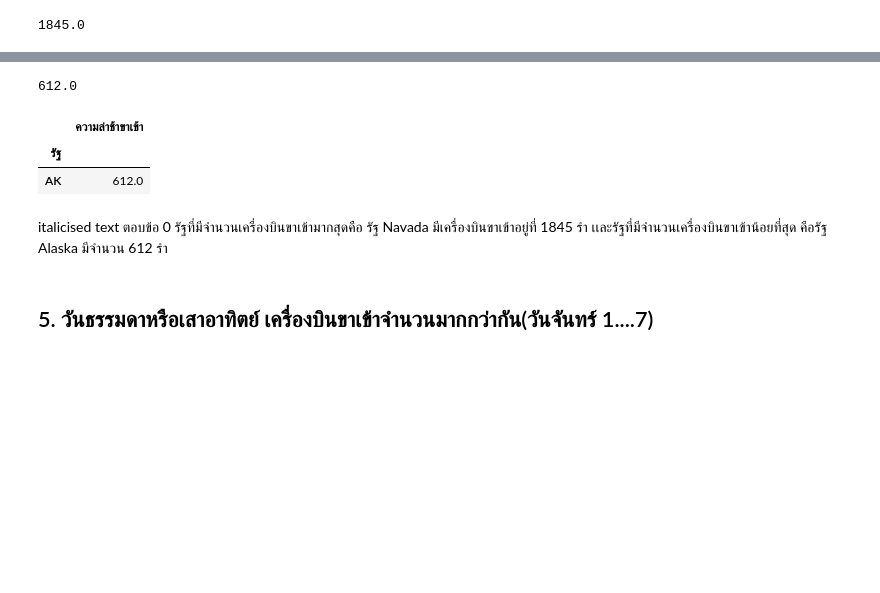
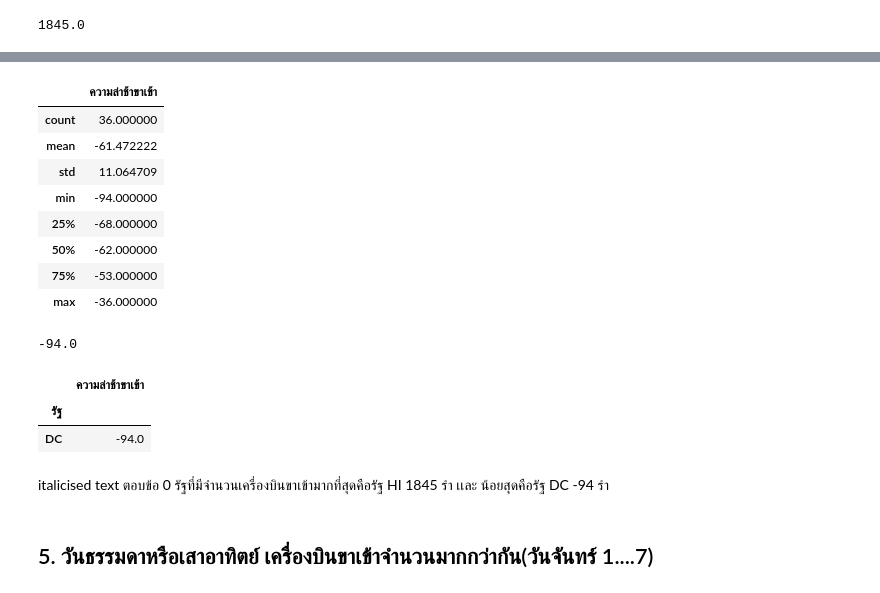
Before and after one commit to kittikhun62/DWDM21, a Jupyter notebook: MiniExam.ipynb, the cells around one changed output, grey strips where cells are left out. Saved outputs shown, nothing was run; the diff lists cells and outputs as text; code cells hidden in the pictures; blank space fills up the shorter version.

```diff
--- a/MiniExam.ipynb
+++ b/MiniExam.ipynb
@@ -188,15 +196,27 @@ total[total['ความล่าช้าขาเข้า'] == 1845]  # ด
+# %%
+total_min.describe()
+# %% [output]
+|  | ความล่าช้าขาเข้า |
+| count | 36.000000 |
+| mean | -61.472222 |
+| std | 11.064709 |
+| min | -94.000000 |
+| 25% | -68.000000 |
+| 50% | -62.000000 |
+| 75% | -53.000000 |
+| max | -36.000000 |
 # %%
-min(total['ความล่าช้าขาเข้า'])
+min(total_min['ความล่าช้าขาเข้า'])
 # %% [output]
-612.0
+-94.0
-# %%
-total[total['ความล่าช้าขาเข้า'] == 612.0] #ดั้งนั้นรัฐที่มีจำนวนเที่ยวบินขาเข้าน้อยที่สุดคือ รัฐ Alaska (Ak)
-# %% [output]
-|  | ความล่าช้าขาเข้า |
-| รัฐ |  |
-| AK | 612.0 |
+# %%
+total_min[total_min['ความล่าช้าขาเข้า'] == -94.0]
+# %% [output]
+|  | ความล่าช้าขาเข้า |
+| รัฐ |  |
+| DC | -94.0 |
 # %% [markdown]
- italicised text ตอบข้อ 0 รัฐที่มีจำนวนเครื่องบินขาเข้ามากสุดคือ รัฐ Navada มีเครื่องบินขาเข้าอยู่ที่ 1845 รำ เเละรัฐที่มีจำนวนเครื่องบินขาเข้าน้อยที่สุด คือรัฐ Alaska มีจำนวน 612 รำ
+italicised text ตอบข้อ 0 รัฐที่มีจำนวนเครื่องบินขาเข้ามากที่สุดคือรัฐ HI 1845 รำ เเละ น้อยสุดคือรัฐ DC -94 รำ
 # %% [markdown]
 ## 5. วันธรรมดาหรือเสาอาทิตย์ เครื่องบินขาเข้าจำนวนมากกว่ากัน(วันจันทร์ 1....7)
 # %%
```
Also changed, not shown: parts of 9 cells of this notebook.
